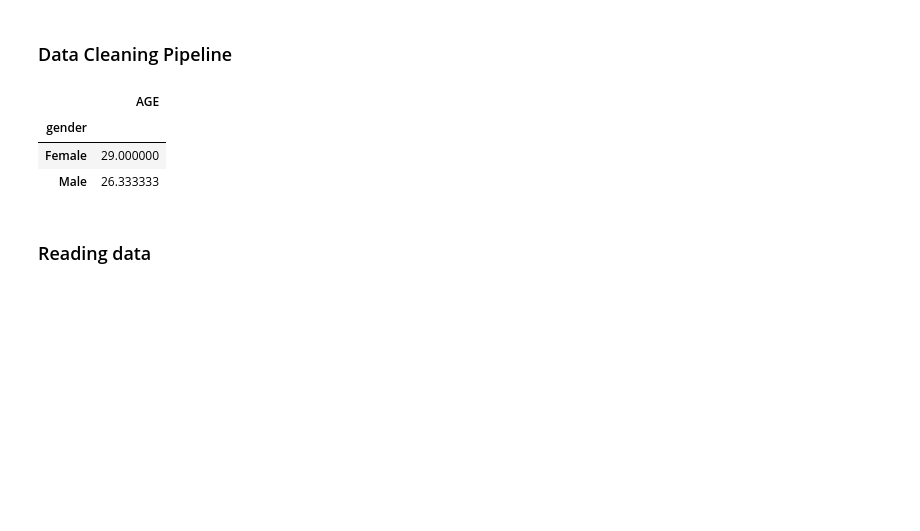
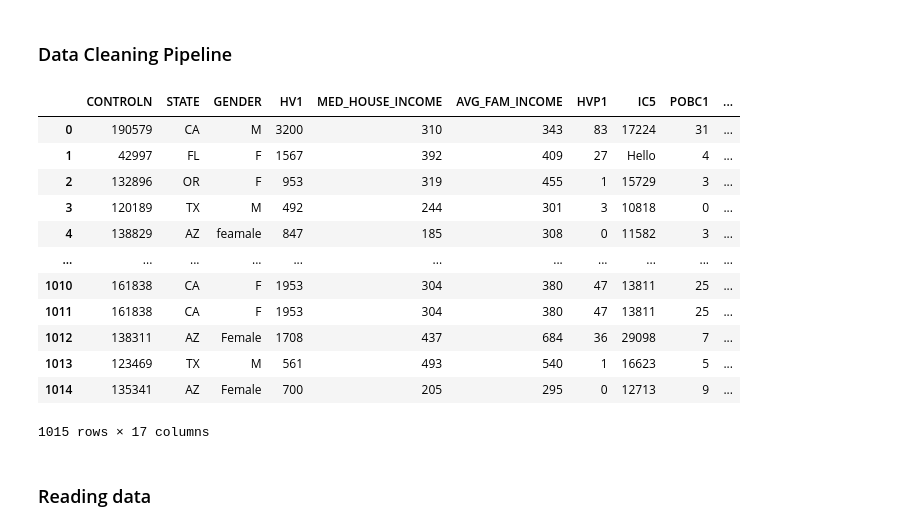
Before and after one commit to raafat-hantoush/IH_RH_DA_FT_AUG_2021, a Jupyter notebook: Class Materials/Pandas/Notebook_Code_Along_Intro_To_Pandas_Healthcare For_All_Structure.ipynb, the cells around one changed output. Saved outputs shown, nothing was run; the diff lists cells and outputs as text; code cells hidden in the pictures; blank space fills up the shorter version.

```diff
--- a/Class Materials/Pandas/Notebook_Code_Along_Intro_To_Pandas_Healthcare For_All_Structure.ipynb
+++ b/Class Materials/Pandas/Notebook_Code_Along_Intro_To_Pandas_Healthcare For_All_Structure.ipynb
@@ -29,3 +5,15 @@ df
 # %%
 def load_original_data():
     return pd.read_csv("hk_for_all_pre_processed_data/helathcareforall.csv" )
+# %%
+def rename_columns(og_data_frame):
+    return df4.rename(columns={"ic2":"med_house_income", "ic3":"med_fam_income","ic4": "avg_fam_income"})
+# %%
+# function to convert to uppercase
+def lowercase_column_name(dataframe):
+
+    # Converts all the column names into lower case
+    dataframe.columns = dataframe.columns.str.lower()
+
+    # And returns them
+    return dataframe
@@ -52,14 +29,23 @@ def uppercase_column_name(dataframe):
 # %%
 # Create a pipeline that applies both the functions created above
-pipeline = df.pipe(mean_age_by_group, col='gender').pipe(uppercase_column_name)
-
-# calling pipeline
-pipeline
+hk_data = load_original_data()\
+.pipe(rename_columns)\
+.pipe(lowercase_column_name)
+hk_data
 # %% [output]
-|  | AGE |
-| gender |  |
-| Female | 29.000000 |
-| Male | 26.333333 |
+|  | CONTROLN | STATE | GENDER | HV1 | MED_HOUSE_INCOME | AVG_FAM_INCOME | HVP1 | IC5 | POBC1 | ... |
+| 0 | 190579 | CA | M | 3200 | 310 | 343 | 83 | 17224 | 31 | ... |
+| 1 | 42997 | FL | F | 1567 | 392 | 409 | 27 | Hello | 4 | ... |
+| 2 | 132896 | OR | F | 953 | 319 | 455 | 1 | 15729 | 3 | ... |
+| 3 | 120189 | TX | M | 492 | 244 | 301 | 3 | 10818 | 0 | ... |
+| 4 | 138829 | AZ | feamale | 847 | 185 | 308 | 0 | 11582 | 3 | ... |
+| ... | ... | ... | ... | ... | ... | ... | ... | ... | ... | ... |
+| 1010 | 161838 | CA | F | 1953 | 304 | 380 | 47 | 13811 | 25 | ... |
+| 1011 | 161838 | CA | F | 1953 | 304 | 380 | 47 | 13811 | 25 | ... |
+| 1012 | 138311 | AZ | Female | 1708 | 437 | 684 | 36 | 29098 | 7 | ... |
+| 1013 | 123469 | TX | M | 561 | 493 | 540 | 1 | 16623 | 5 | ... |
+| 1014 | 135341 | AZ | Female | 700 | 205 | 295 | 0 | 12713 | 9 | ... |
+1015 rows × 17 columns
 # %% [markdown]
 ### Reading data
 # %%
```
Also changed, not shown: parts of 9 cells of this notebook, 4 other files.
